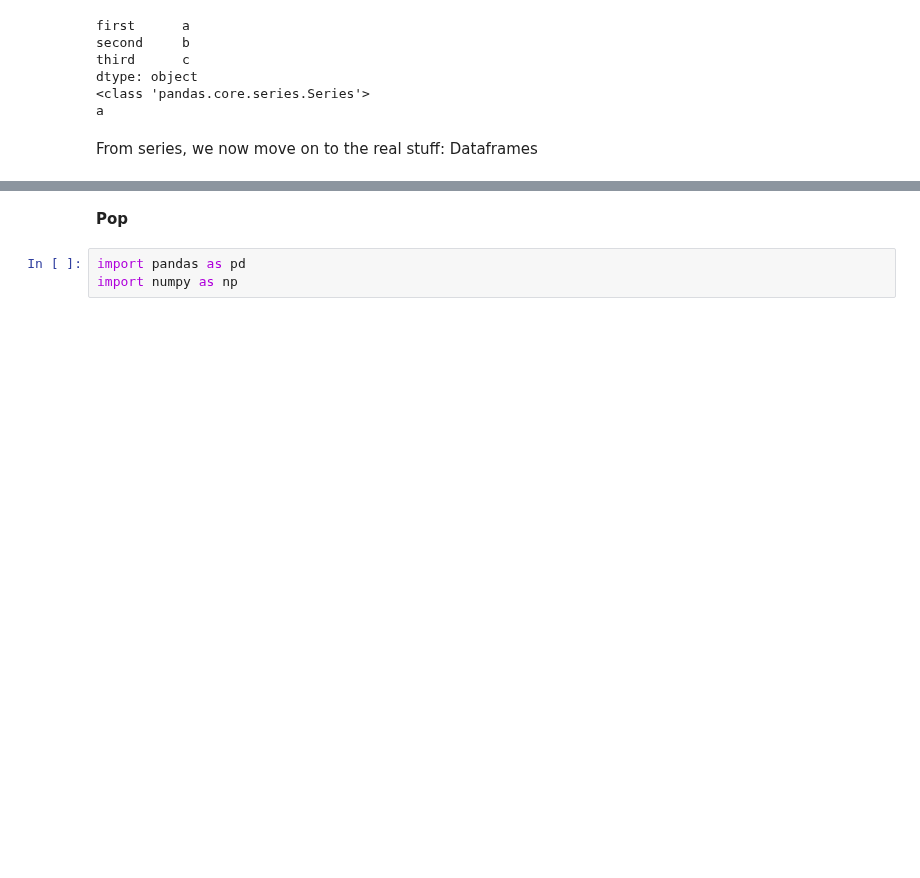
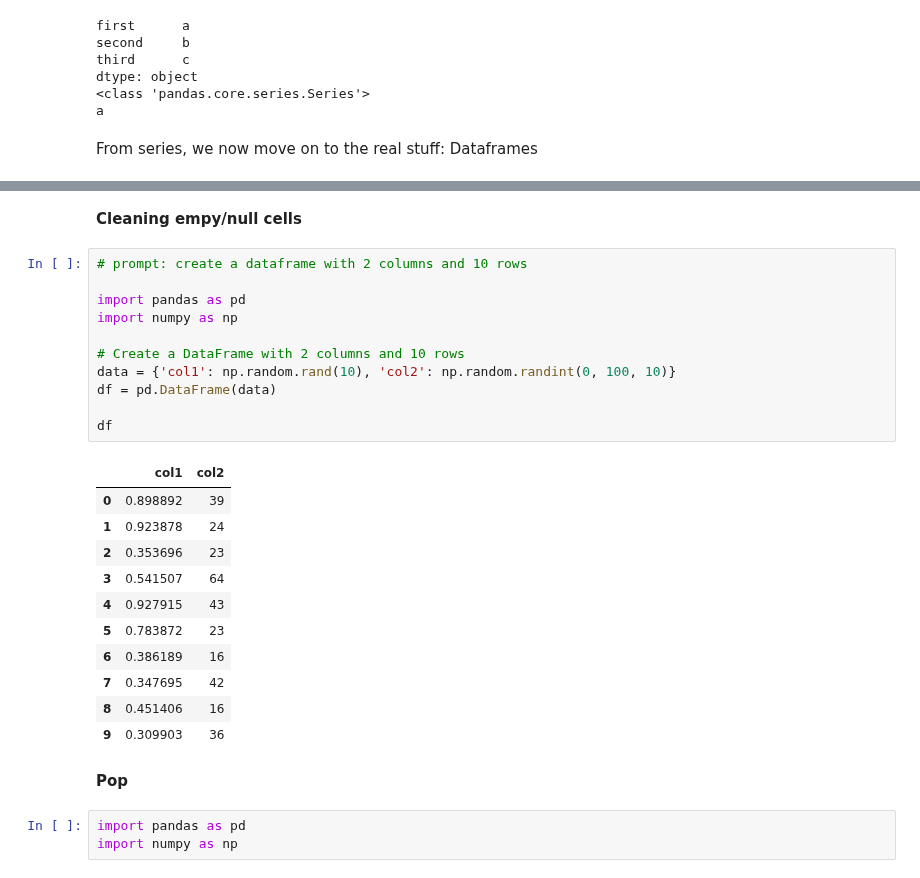
Before and after one commit to kibuba-njihia/the-snake, a Jupyter notebook: Practice_Python.ipynb, the cells around one changed output, grey strips where cells are left out. Saved outputs shown, nothing was run; the diff lists cells and outputs as text; blank space fills up the shorter version.

```diff
--- a/Practice_Python.ipynb
+++ b/Practice_Python.ipynb
@@ -90,3 +90,28 @@ print(df.loc[[0,2]])
+# %% [markdown]
+**Cleaning empy/null cells**
+# %%
+# prompt: create a dataframe with 2 columns and 10 rows
+
+import pandas as pd
+import numpy as np
+
+# Create a DataFrame with 2 columns and 10 rows
+data = {'col1': np.random.rand(10), 'col2': np.random.randint(0, 100, 10)}
+df = pd.DataFrame(data)
+
+df
+# %% [output]
+|  | col1 | col2 |
+| 0 | 0.898892 | 39 |
+| 1 | 0.923878 | 24 |
+| 2 | 0.353696 | 23 |
+| 3 | 0.541507 | 64 |
+| 4 | 0.927915 | 43 |
+| 5 | 0.783872 | 23 |
+| 6 | 0.386189 | 16 |
+| 7 | 0.347695 | 42 |
+| 8 | 0.451406 | 16 |
+| 9 | 0.309903 | 36 |
 # %% [markdown]
 **Pop**
 # %%
```
Also changed, not shown: parts of 2 cells of this notebook.
